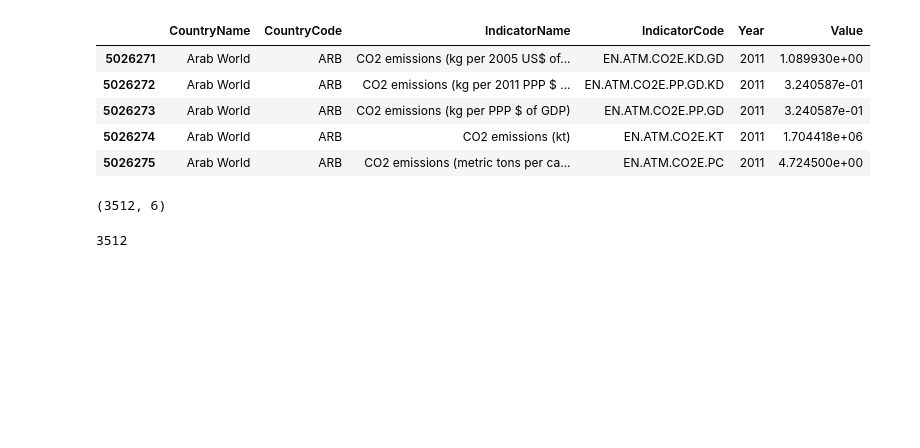
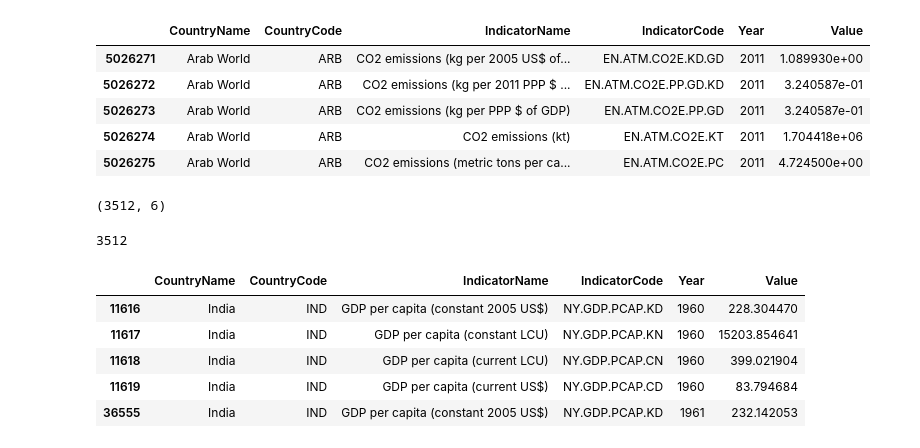
Before and after one commit to mihirsam/Python-for-Data-Science, a Jupyter notebook: Week5/World Development Indicators.ipynb, the cells around one changed output. Cells and saved outputs as stored; diff of their text form; code cells hidden in the pictures; blank space fills up the shorter version.

```diff
--- a/Week5/World Development Indicators.ipynb
+++ b/Week5/World Development Indicators.ipynb
@@ -184,0 +181,16 @@ ax.annotate("IND", xy=(18, ))
+# %%
+hist_indicator = 'GDP per capita'
+hist_country = 'IND'
+
+mask1 =data['IndicatorName'].str.contains(hist_indicator)
+mask2 = data['CountryCode'].str.contains(hist_country)
+
+gdp_stage = data[mask1 & mask2]
+gdp_stage.head()
+# %% [output]
+|  | CountryName | CountryCode | IndicatorName | IndicatorCode | Year | Value |
+| 11616 | India | IND | GDP per capita (constant 2005 US$) | NY.GDP.PCAP.KD | 1960 | 228.304470 |
+| 11617 | India | IND | GDP per capita (constant LCU) | NY.GDP.PCAP.KN | 1960 | 15203.854641 |
+| 11618 | India | IND | GDP per capita (current LCU) | NY.GDP.PCAP.CN | 1960 | 399.021904 |
+| 11619 | India | IND | GDP per capita (current US$) | NY.GDP.PCAP.CD | 1960 | 83.794684 |
+| 36555 | India | IND | GDP per capita (constant 2005 US$) | NY.GDP.PCAP.KD | 1961 | 232.142053 |
```
Also changed, not shown: parts of 18 cells of this notebook.
